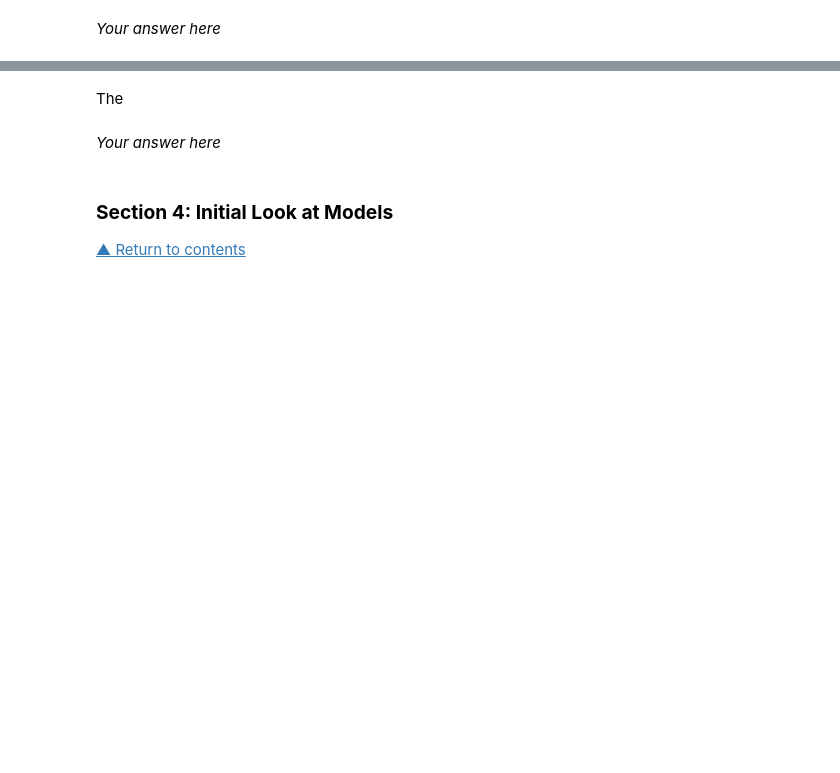
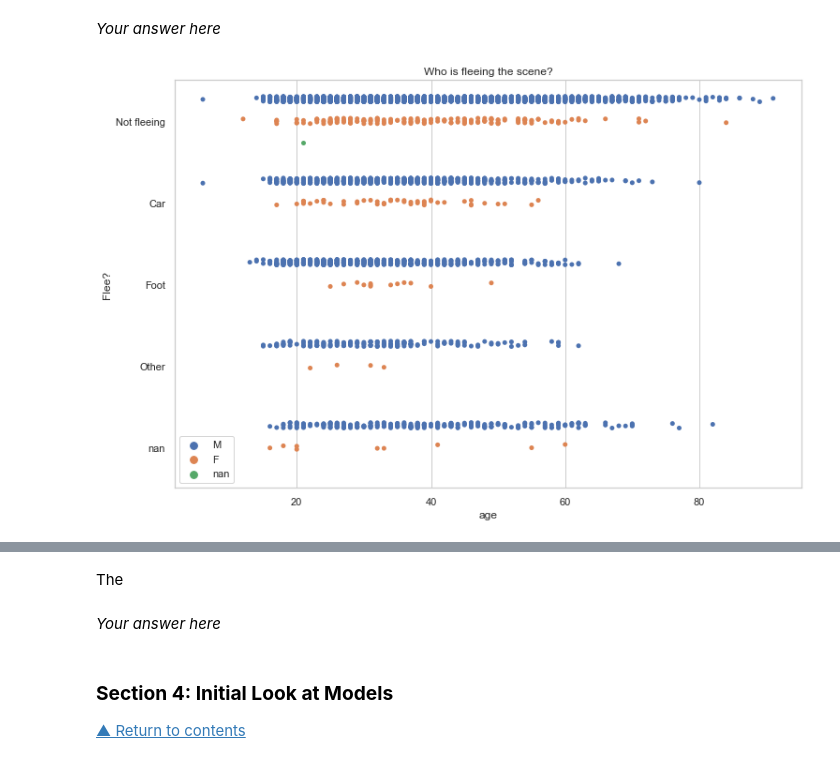
Before and after one commit to 10686142/CS109A-Project-Police-Violence-in-the-US, a Jupyter notebook: EDA/final_EDA_MRP.ipynb, the cells around one changed output, grey strips where cells are left out. Saved outputs shown, nothing was run; the diff lists cells and outputs as text; code cells hidden in the pictures; blank space fills up the shorter version.

```diff
--- a/EDA/final_EDA_MRP.ipynb
+++ b/EDA/final_EDA_MRP.ipynb
@@ -1061,2 +1125,23 @@ plt.show()
 # %% [markdown]
 *Your answer here*
+# %%
+# your code here
+
+# scatter of various predictors
+x = df2['age']
+y = df2['flee']
+
+
+plt.figure(figsize = (12,8))
+sns.stripplot(data=df2,
+              x=x,
+              y=y,
+              hue="gender",
+              dodge=True)
+plt.title('Who is fleeing the scene?')
+plt.xlabel('age')
+plt.ylabel('Flee?')
+plt.legend()
+plt.show()
+# %% [output]
+[figure, added]
```
Also changed, not shown: parts of 13 cells of this notebook, 1 other file.
